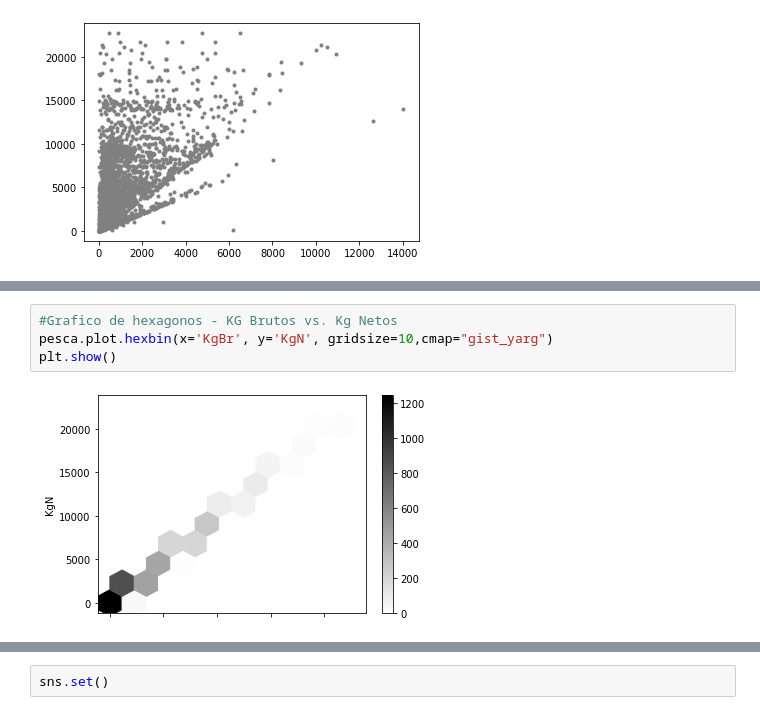
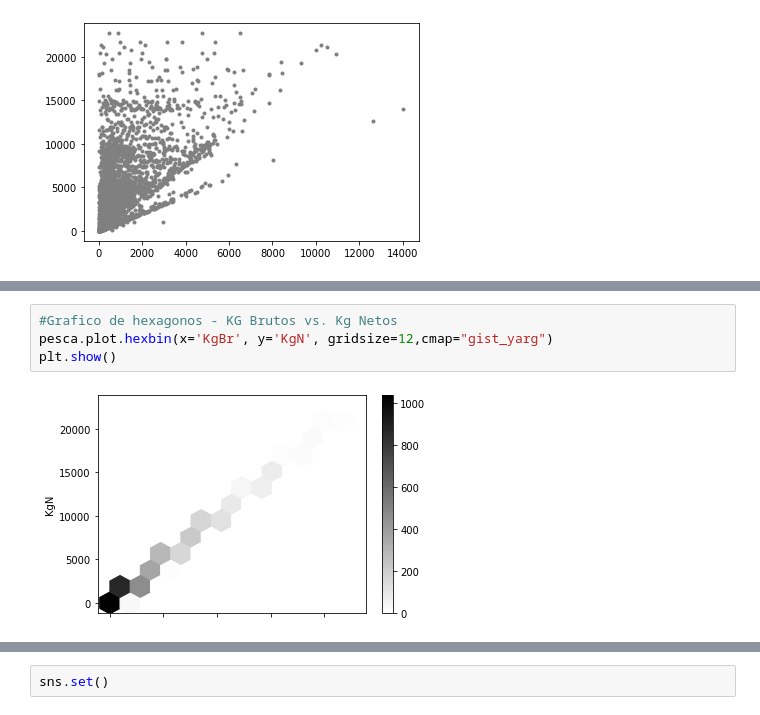
Before and after one commit to GiselePicech/ProcesamientoPesquero, a Jupyter notebook: Pesquera.ipynb, the cells around one changed output, grey strips where cells are left out. Saved outputs shown, nothing was run; the diff lists cells and outputs as text.

```diff
--- a/Pesquera.ipynb
+++ b/Pesquera.ipynb
@@ -163,8 +187,8 @@ pesca[['Dueño2','Rinde']].groupby('Dueño2').sum().sort_values('Rinde', ascendi
 # %%
 #Grafico de hexagonos - KG Brutos vs. Kg Netos
-pesca.plot.hexbin(x='KgBr', y='KgN', gridsize=10,cmap="gist_yarg")
+pesca.plot.hexbin(x='KgBr', y='KgN', gridsize=12,cmap="gist_yarg")
 plt.show()
 # %% [output]
-[figure, old version]
+[figure, new version]
 # %%
 #Grafico de Autocorrelacion - Desperdicio
```
Also changed, not shown: parts of 45 cells of this notebook.
